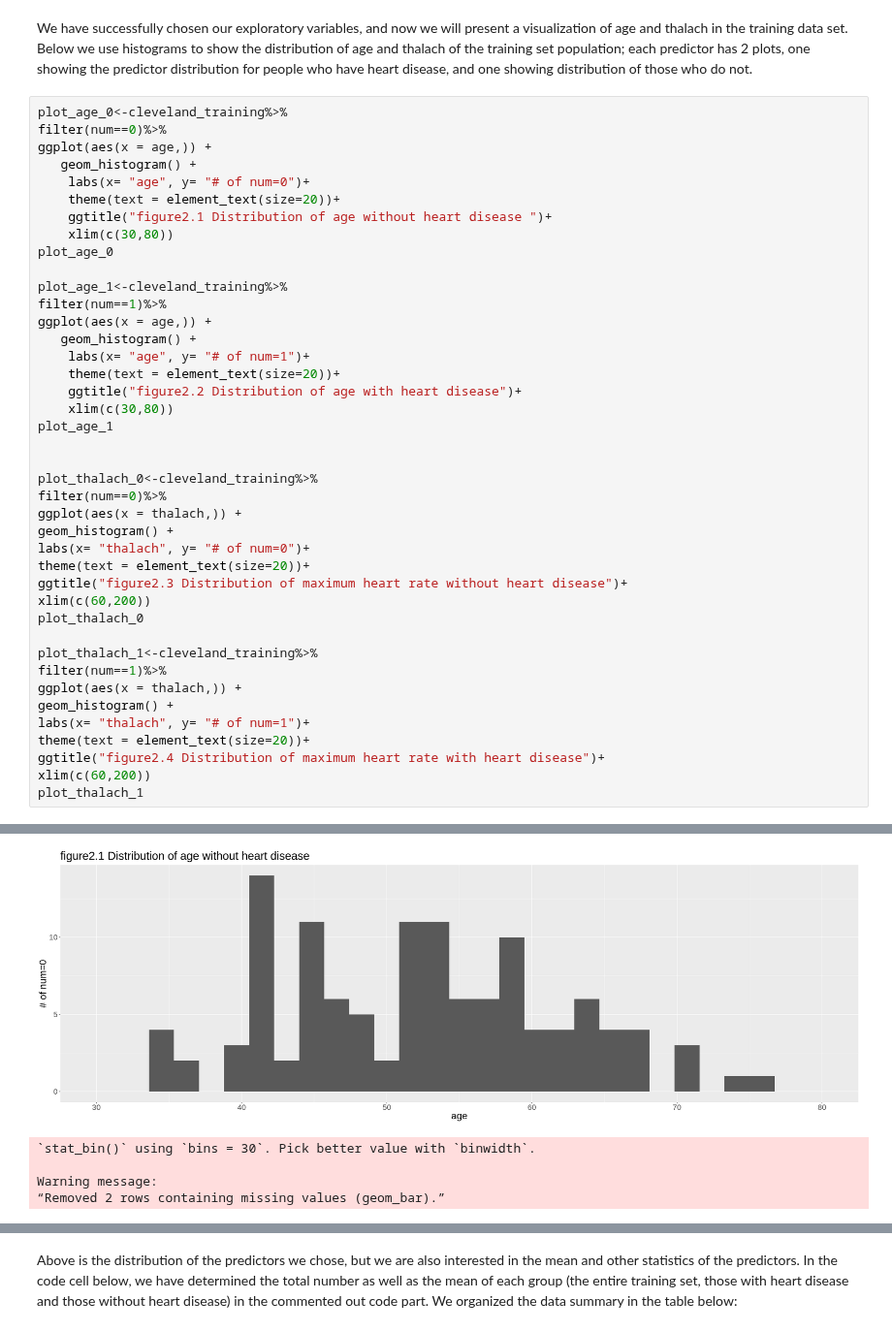
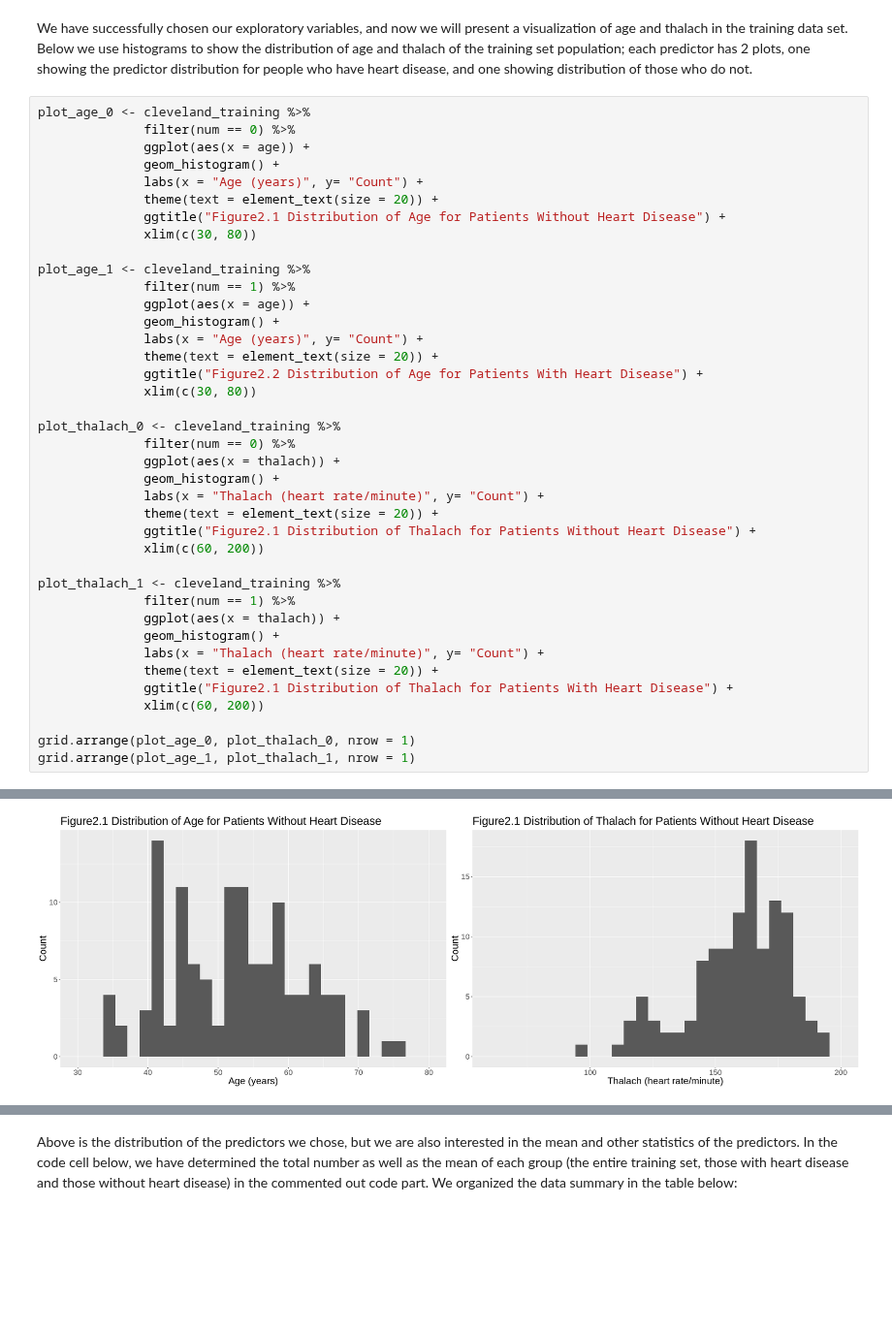
Before and after one commit to wiliwangka/Heart-Disease-Classification-with-R, a Jupyter notebook: ds_project_proposal.ipynb, the cells around one changed output, grey strips where cells are left out. Shown at 97% size. Cells and saved outputs as stored; diff of their text form; blank space fills up the shorter version.

Commit message:
HIStOgrams: now in 2*2 grid

```diff
--- a/ds_project_proposal.ipynb
+++ b/ds_project_proposal.ipynb
@@ -263,46 +240,44 @@ Thus, the act of converting categorical variables into numerical variables would
 # %% [markdown]
 We have successfully chosen our exploratory variables, and now we will present a visualization of age and thalach in the training data set. Below we use histograms to show the distribution of age and thalach of the training set population; each predictor has 2 plots, one showing the predictor distribution for people who have heart disease, and one showing distribution of those who do not.
 # %%
-plot_age_0<-cleveland_training%>%
-filter(num==0)%>%
-ggplot(aes(x = age,)) +
-   geom_histogram() +
-    labs(x= "age", y= "# of num=0")+
-    theme(text = element_text(size=20))+
-    ggtitle("figure2.1 Distribution of age without heart disease ")+
-    xlim(c(30,80))
-plot_age_0
+plot_age_0 <- cleveland_training %>%
+              filter(num == 0) %>%
+              ggplot(aes(x = age)) +
+              geom_histogram() +
+              labs(x = "Age (years)", y= "Count") +
+              theme(text = element_text(size = 20)) +
+              ggtitle("Figure2.1 Distribution of Age for Patients Without Heart Disease") +
+              xlim(c(30, 80))
 
-plot_age_1<-cleveland_training%>%
-filter(num==1)%>%
-ggplot(aes(x = age,)) +
-   geom_histogram() +
-    labs(x= "age", y= "# of num=1")+
-    theme(text = element_text(size=20))+
-    ggtitle("figure2.2 Distribution of age with heart disease")+
-    xlim(c(30,80))
-plot_age_1
+plot_age_1 <- cleveland_training %>%
+              filter(num == 1) %>%
+              ggplot(aes(x = age)) +
+              geom_histogram() +
+              labs(x = "Age (years)", y= "Count") +
+              theme(text = element_text(size = 20)) +
+              ggtitle("Figure2.2 Distribution of Age for Patients With Heart Disease") +
+              xlim(c(30, 80))
 
+plot_thalach_0 <- cleveland_training %>%
+              filter(num == 0) %>%
+              ggplot(aes(x = thalach)) +
+              geom_histogram() +
+              labs(x = "Thalach (heart rate/minute)", y= "Count") +
+              theme(text = element_text(size = 20)) +
+              ggtitle("Figure2.1 Distribution of Thalach for Patients Without Heart Disease") +
+              xlim(c(60, 200))
 
-plot_thalach_0<-cleveland_training%>%
-filter(num==0)%>%
-ggplot(aes(x = thalach,)) +
-geom_histogram() +
-labs(x= "thalach", y= "# of num=0")+
-theme(text = element_text(size=20))+
-ggtitle("figure2.3 Distribution of maximum heart rate without heart disease")+
-xlim(c(60,200))
-plot_thalach_0
+plot_thalach_1 <- cleveland_training %>%
+              filter(num == 1) %>%
+              ggplot(aes(x = thalach)) +
+              geom_histogram() +
+              labs(x = "Thalach (heart rate/minute)", y= "Count") +
+              theme(text = element_text(size = 20)) +
+              ggtitle("Figure2.1 Distribution of Thalach for Patients With Heart Disease") +
+              xlim(c(60, 200))
 
-plot_thalach_1<-cleveland_training%>%
-filter(num==1)%>%
-ggplot(aes(x = thalach,)) +
-geom_histogram() +
-labs(x= "thalach", y= "# of num=1")+
-theme(text = element_text(size=20))+
-ggtitle("figure2.4 Distribution of maximum heart rate with heart disease")+
-xlim(c(60,200))
-plot_thalach_1
+grid.arrange(plot_age_0, plot_thalach_0, nrow = 1)
+grid.arrange(plot_age_1, plot_thalach_1, nrow = 1)
 # %% [output]
 `stat_bin()` using `bins = 30`. Pick better value with `binwidth`.
 
@@ -315,5 +298 @@ Warning message:
-[figure, old version]
+[figure, new version]
-`stat_bin()` using `bins = 30`. Pick better value with `binwidth`.
-
-Warning message:
-“Removed 2 rows containing missing values (geom_bar).”
```
Also changed, not shown: parts of 10 cells of this notebook.
